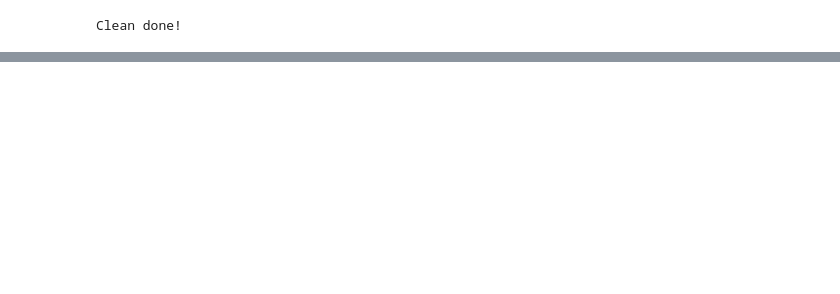
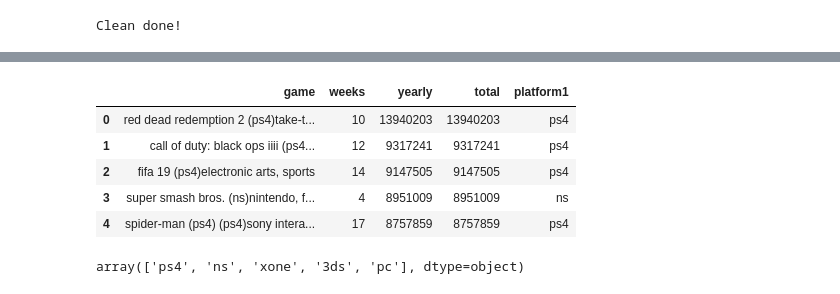
Before and after one commit to JoaquinLou/Streaming_game_influence, a Jupyter notebook: TFM limpio.ipynb, the cells around one changed output, grey strips where cells are left out. Cells and saved outputs as stored; diff of their text form; code cells hidden in the pictures; blank space fills up the shorter version.

```diff
--- a/TFM limpio.ipynb
+++ b/TFM limpio.ipynb
@@ -110,0 +175,4 @@ for f in csv_files:
+# %%
+# take out columns that are not needed for analysis
+sales_2018 = sales_2018.drop(columns, axis=1)
+sales_2018.head()
@@ -110,0 +186,3 @@ for f in csv_files:
+# %%
+sales_2018.columns = sales_2018.columns.str.lower().str.replace(" ","_")
+sales_2018.head()
@@ -110,0 +196,3 @@ for f in csv_files:
+# %%
+sales_2018['game'] = sales_2018['game'].str.lower()
+sales_2018.head()
@@ -110,0 +206,3 @@ for f in csv_files:
+# %%
+sales_2018['game'] = sales_2018['game'].str.replace(r"\(\s*\+?(-?\d+)\s*\)", '')
+sales_2018.head()
@@ -110,0 +216,14 @@ for f in csv_files:
+# %%
+sales_2018['platform1'] = sales_2018['game'].apply(lambda st: st[st.find("(")+1:st.find(")")])
+sales_2018.head()
+# %% [output]
+|  | game | weeks | yearly | total | platform1 |
+| 0 | red dead redemption 2 (ps4)take-t... | 10 | 13940203 | 13940203 | ps4 |
+| 1 | call of duty: black ops iiii (ps4... | 12 | 9317241 | 9317241 | ps4 |
+| 2 | fifa 19 (ps4)electronic arts, sports | 14 | 9147505 | 9147505 | ps4 |
+| 3 | super smash bros. (ns)nintendo, f... | 4 | 8951009 | 8951009 | ns |
+| 4 | spider-man (ps4) (ps4)sony intera... | 17 | 8757859 | 8757859 | ps4 |
+# %%
+sales_2018.platform1.unique()
+# %% [output]
+array(['ps4', 'ns', 'xone', '3ds', 'pc'], dtype=object)
```
Also changed, not shown: parts of 17 cells of this notebook.
